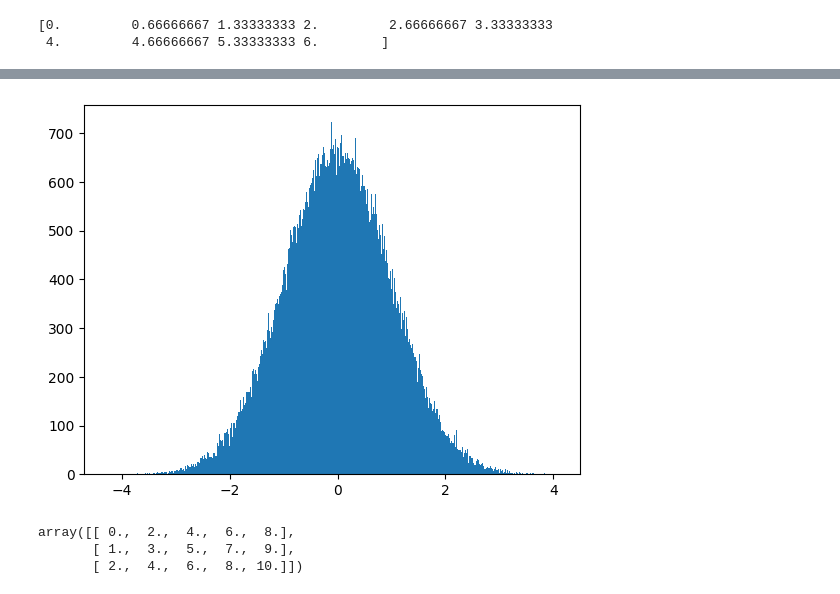
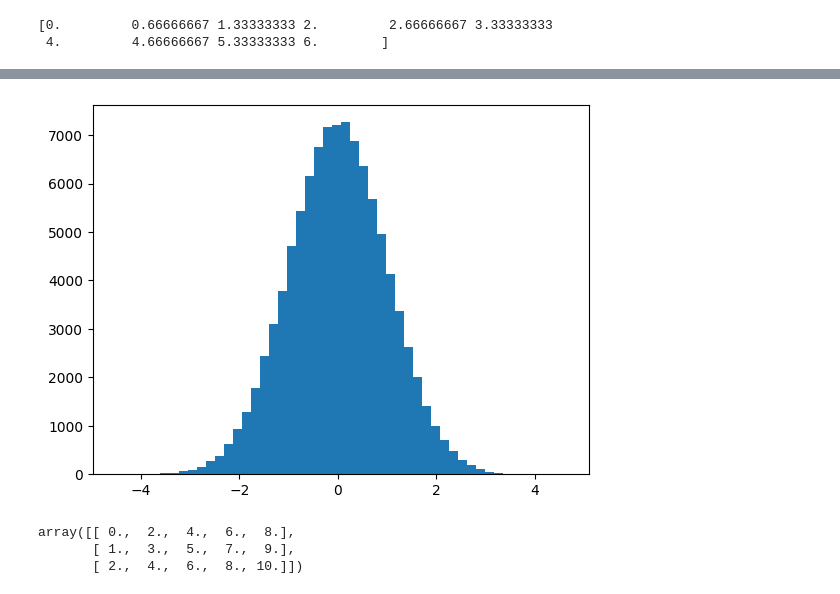
Before and after one commit to DiegoNoguez/Simulacion_Notebook, a Jupyter notebook: introduccion_Numpy.ipynb, the cells around one changed output, grey strips where cells are left out. Saved outputs shown, nothing was run; the diff lists cells and outputs as text; code cells hidden in the pictures.

```diff
--- a/introduccion_Numpy.ipynb
+++ b/introduccion_Numpy.ipynb
@@ -136,13 +136,13 @@ array([[-0.14932698, -1.75820816,  1.40890199, -1.02349034],
 # %%
 %matplotlib inline
 import matplotlib.pyplot as plt
 # Primer linea es para visualizar el grafico
 c = np.random.randn(100000)
 
-plt.hist(c, bins= 500)
+plt.hist(c, bins= 50)
 plt.show()
 # %% [output]
-[figure, old version]
+[figure, new version]
 # %%
 # Inicializar un array utilizando una funcion personalizada
 def func(X, y):
```
Also changed, not shown: parts of 20 cells of this notebook, 2 other files.
